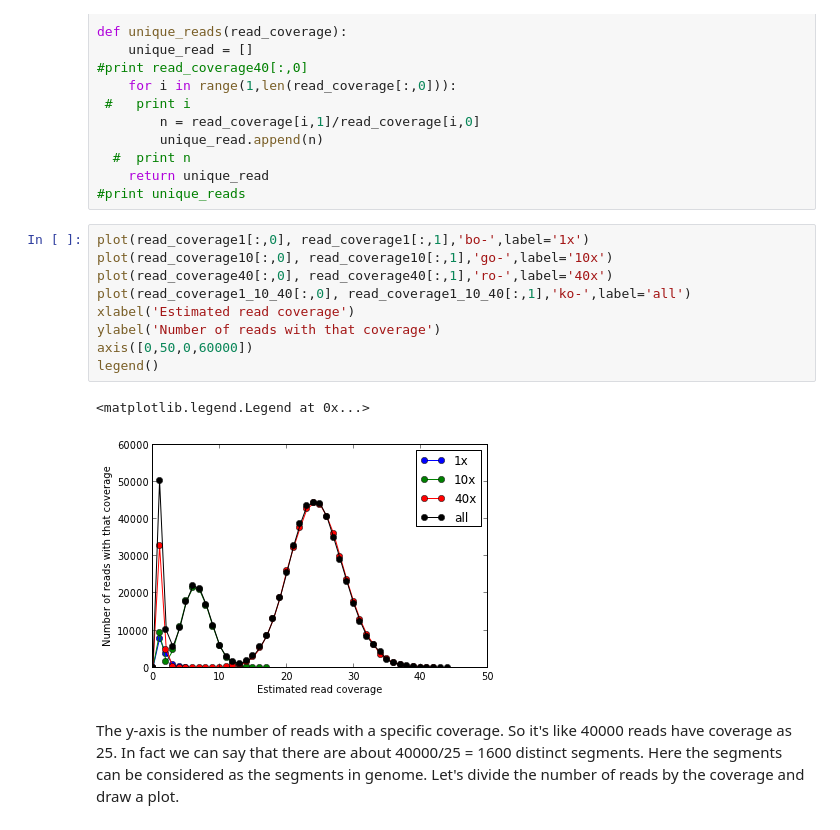
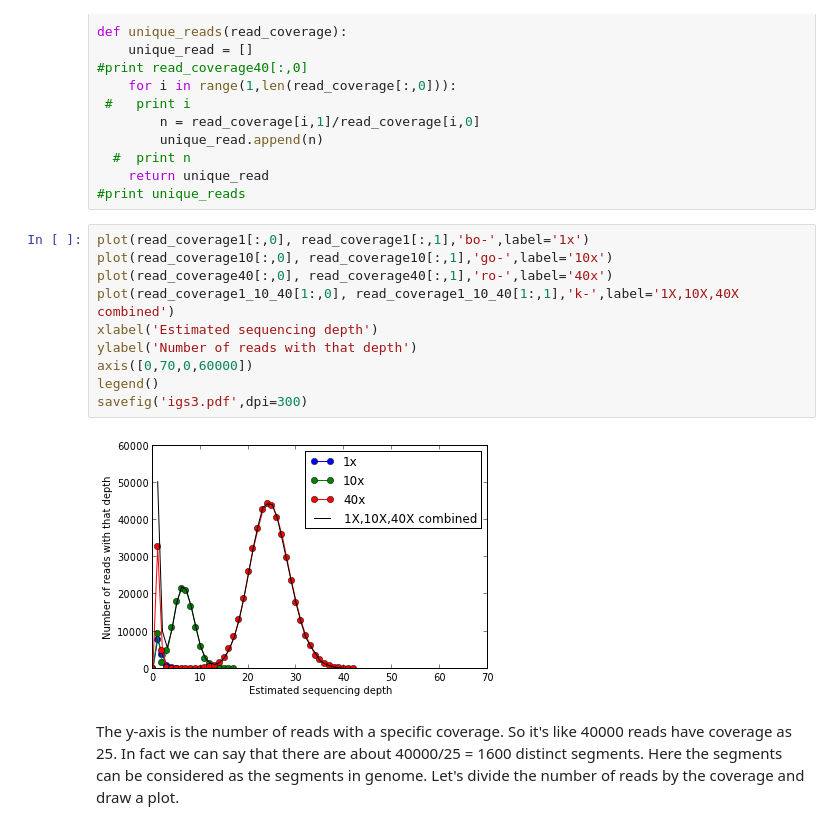
Before and after one commit to qingpeng/2013-diversity, a Jupyter notebook: notebook/Chao_Estimator.ipynb, the cells around one changed output. Saved outputs shown, nothing was run; the diff lists cells and outputs as text.

```diff
--- a/notebook/Chao_Estimator.ipynb
+++ b/notebook/Chao_Estimator.ipynb
@@ -45,15 +45,15 @@ def unique_reads(read_coverage):
 # %%
 plot(read_coverage1[:,0], read_coverage1[:,1],'bo-',label='1x')
 plot(read_coverage10[:,0], read_coverage10[:,1],'go-',label='10x')
 plot(read_coverage40[:,0], read_coverage40[:,1],'ro-',label='40x')
-plot(read_coverage1_10_40[:,0], read_coverage1_10_40[:,1],'ko-',label='all')
-xlabel('Estimated read coverage')
-ylabel('Number of reads with that coverage')
-axis([0,50,0,60000])
+plot(read_coverage1_10_40[1:,0], read_coverage1_10_40[1:,1],'k-',label='1X,10X,40X combined')
+xlabel('Estimated sequencing depth')
+ylabel('Number of reads with that depth')
+axis([0,70,0,60000])
 legend()
+savefig('igs3.pdf',dpi=300)
 # %% [output]
-<matplotlib.legend.Legend at 0x...>
-[figure, old version]
+[figure, new version]
 # %% [markdown]
 The y-axis is the number of reads with a specific coverage. So it's like 40000 reads have coverage as 25. In fact we can say that there are about 40000/25 = 1600 distinct segments. Here the segments can be considered as the segments in genome. Let's divide the number of reads by the coverage and draw a plot.
 # %%
```
Also changed, not shown: parts of 1 cell of this notebook, 41 other files.
